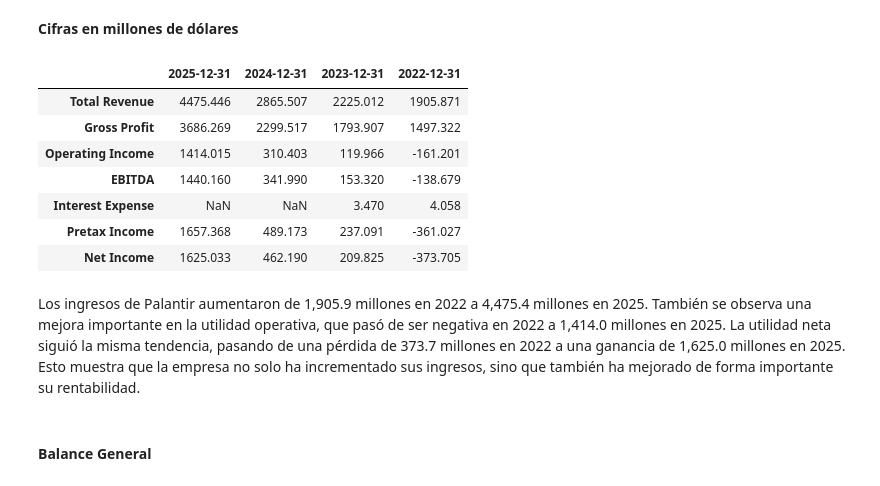
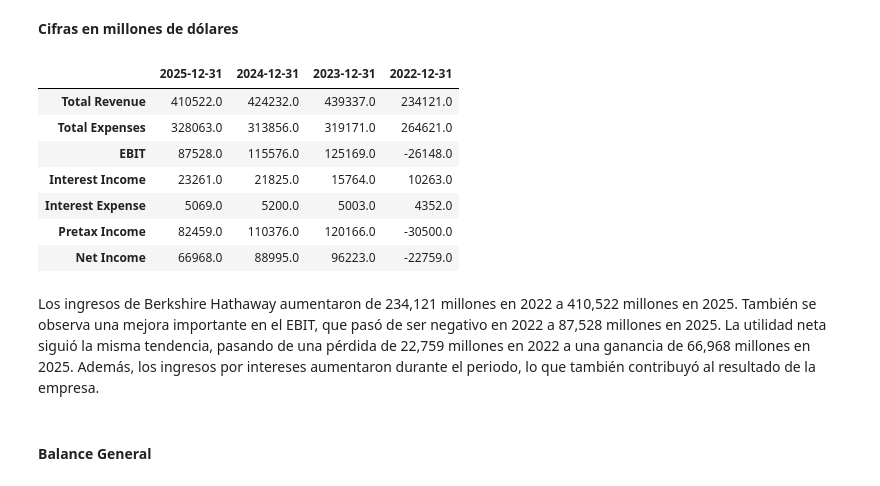
Before and after one commit to Mafergomezf/PORTAFOLIOS-DE-INVERSION, a Jupyter notebook: Tarea-1/Tarea1.ipynb, the cells around one changed output. Drawn from its saved outputs; the diff is of its cells as text; code cells hidden in the pictures.

```diff
--- a/Tarea-1/Tarea1.ipynb
+++ b/Tarea-1/Tarea1.ipynb
@@ -9,6 +9,10 @@ import yfinance as yf
 import pandas as pd
 import numpy as np
 import matplotlib.pyplot as plt
+# %%
+prgo = yf.Ticker("PRGO")
+pltr = yf.Ticker("PLTR")
+brk = yf.Ticker("BRK-B")
 # %% [markdown]
 ## 1. Investigación de las emisoras
 # %% [markdown]
@@ -157,31 +238,30 @@ Markel, Loews Corporation y Fairfax Financial como conglomerados con núcleo ase
 # %% [markdown]
 **Cifras en millones de dólares**
 # %%
-pltr = yf.Ticker("PLTR")
-estado_resultados_pltr = pltr.financials.loc[
+estado_resultados_brk = brk.financials.loc[
     [
         'Total Revenue',
-        'Gross Profit',
-        'Operating Income',
-        'EBITDA',
+        'Total Expenses',
+        'EBIT',
+        'Interest Income',
         'Interest Expense',
         'Pretax Income',
         'Net Income'
     ]
 ].iloc[:, :4] / 1_000_000
 
-estado_resultados_pltr
+estado_resultados_brk
 # %% [output]
 |  | 2025-12-31 | 2024-12-31 | 2023-12-31 | 2022-12-31 |
-| Total Revenue | 4475.446 | 2865.507 | 2225.012 | 1905.871 |
-| Gross Profit | 3686.269 | 2299.517 | 1793.907 | 1497.322 |
-| Operating Income | 1414.015 | 310.403 | 119.966 | -161.201 |
-| EBITDA | 1440.160 | 341.990 | 153.320 | -138.679 |
-| Interest Expense | NaN | NaN | 3.470 | 4.058 |
-| Pretax Income | 1657.368 | 489.173 | 237.091 | -361.027 |
-| Net Income | 1625.033 | 462.190 | 209.825 | -373.705 |
+| Total Revenue | 410522.0 | 424232.0 | 439337.0 | 234121.0 |
+| Total Expenses | 328063.0 | 313856.0 | 319171.0 | 264621.0 |
+| EBIT | 87528.0 | 115576.0 | 125169.0 | -26148.0 |
+| Interest Income | 23261.0 | 21825.0 | 15764.0 | 10263.0 |
+| Interest Expense | 5069.0 | 5200.0 | 5003.0 | 4352.0 |
+| Pretax Income | 82459.0 | 110376.0 | 120166.0 | -30500.0 |
+| Net Income | 66968.0 | 88995.0 | 96223.0 | -22759.0 |
 # %% [markdown]
-Los ingresos de Palantir aumentaron de 1,905.9 millones en 2022 a 4,475.4 millones en 2025. También se observa una mejora importante en la utilidad operativa, que pasó de ser negativa en 2022 a 1,414.0 millones en 2025. La utilidad neta siguió la misma tendencia, pasando de una pérdida de 373.7 millones en 2022 a una ganancia de 1,625.0 millones en 2025. Esto muestra que la empresa no solo ha incrementado sus ingresos, sino que también ha mejorado de forma importante su rentabilidad.
+Los ingresos de Berkshire Hathaway aumentaron de 234,121 millones en 2022 a 410,522 millones en 2025. También se observa una mejora importante en el EBIT, que pasó de ser negativo en 2022 a 87,528 millones en 2025. La utilidad neta siguió la misma tendencia, pasando de una pérdida de 22,759 millones en 2022 a una ganancia de 66,968 millones en 2025. Además, los ingresos por intereses aumentaron durante el periodo, lo que también contribuyó al resultado de la empresa.
 # %% [markdown]
 #### Balance General
 # %% [markdown]
```
Also changed, not shown: parts of 32 cells of this notebook.
